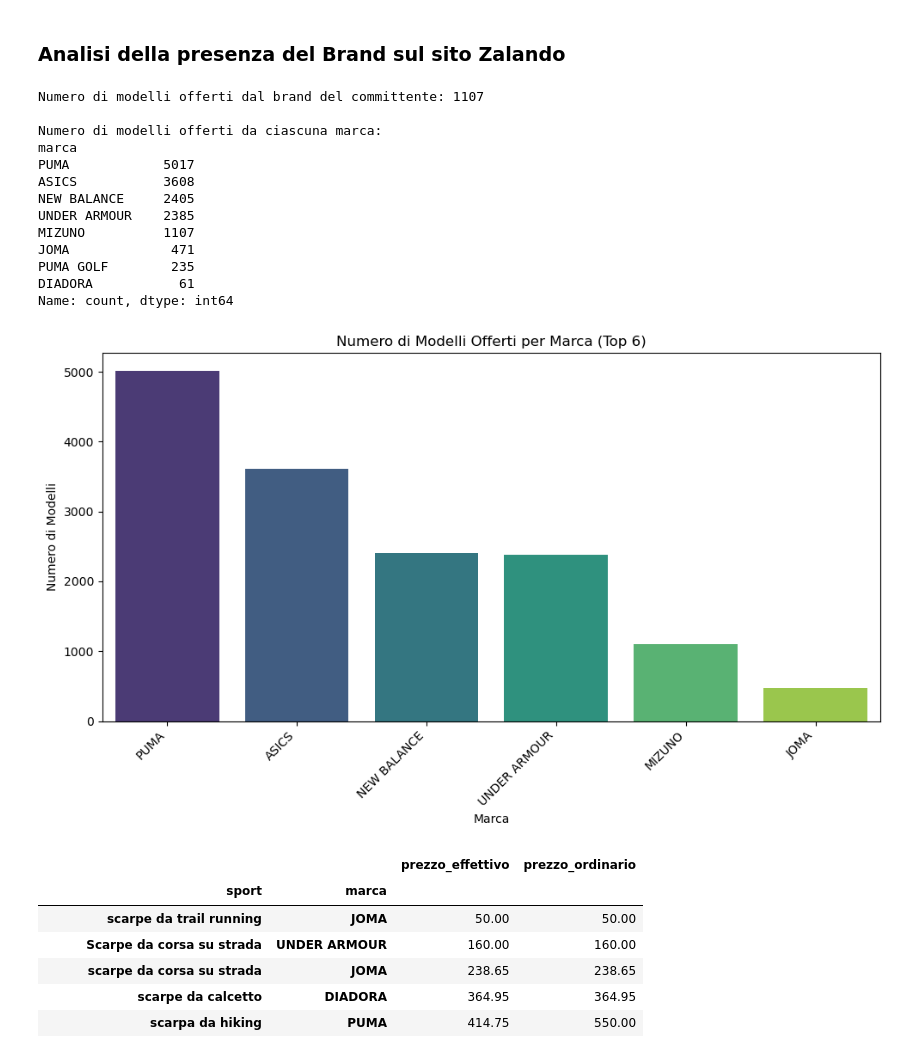
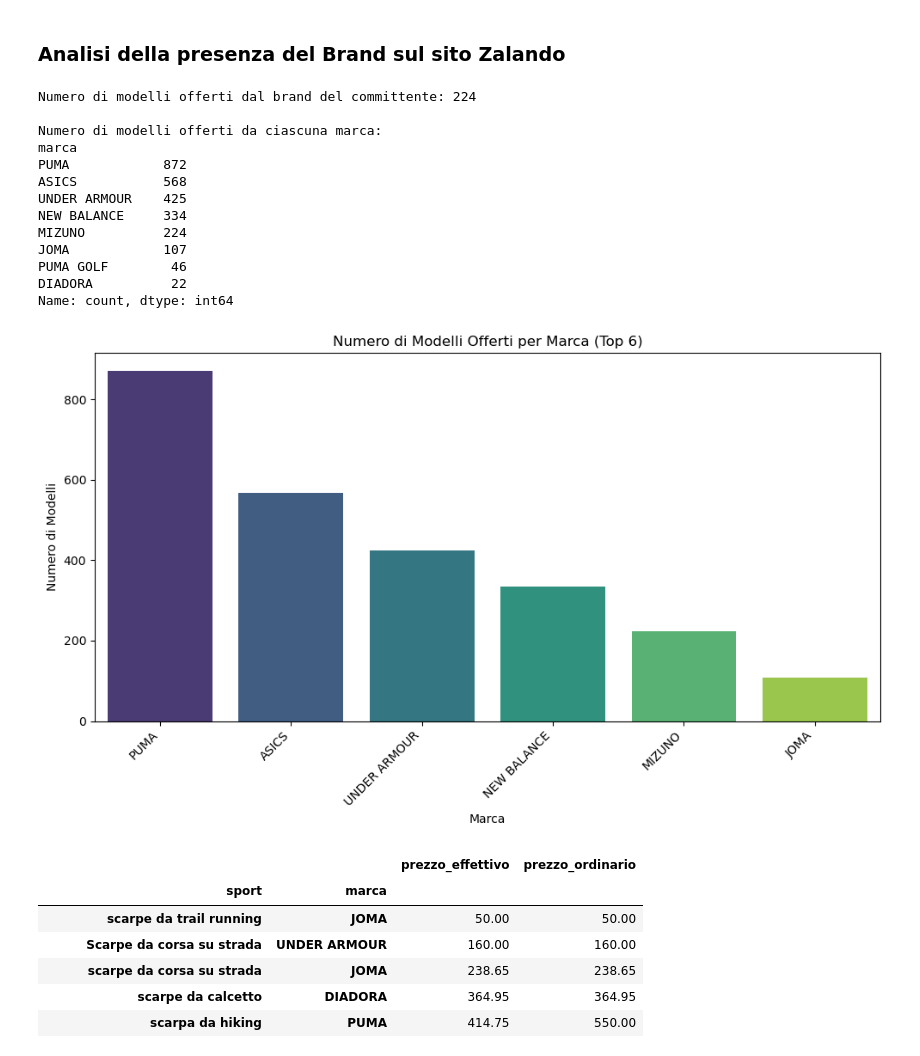
Before and after one commit to AlexBel1912/Python-Build-Week, a Jupyter notebook: Grafici.ipynb, the cells around one changed output. Cells and saved outputs as stored; diff of their text form; code cells hidden in the pictures.

```diff
--- a/Grafici.ipynb
+++ b/Grafici.ipynb
@@ -137,40 +204,40 @@ plt.show()
 # %%
 brand = 'MIZUNO'
 
 # Numero totale di modelli offerti dal brand del committente
-num_modelli = len(df[df['marca'] == brand])
+num_modelli = len(tms[tms['marca'] == brand])
 print(f"\nNumero di modelli offerti dal brand del committente: {num_modelli}")
 
 # Confronto con i competitor (numero di modelli per marca)
-modelli_per_marca = df['marca'].value_counts()
+modelli_per_marca = tms['marca'].value_counts()
 print("\nNumero di modelli offerti da ciascuna marca:")
 print(modelli_per_marca)
 
 # Visualizzazione del confronto (top competitor)
 top_n_marche = modelli_per_marca.nlargest(6) # Include il brand del committente e i 5 competitor principali
 plt.figure(figsize=(10, 6))
 sns.barplot(x=top_n_marche.index, y=top_n_marche.values, hue=top_n_marche.index, palette="viridis", legend=False)
 plt.title('Numero di Modelli Offerti per Marca (Top 6)')
 plt.xlabel('Marca')
 plt.ylabel('Numero di Modelli')
 plt.xticks(rotation=45, ha='right')
 plt.tight_layout()
 plt.show()
 # %% [output]
-Numero di modelli offerti dal brand del committente: 1107
+Numero di modelli offerti dal brand del committente: 224
 
 Numero di modelli offerti da ciascuna marca:
 marca
-PUMA            5017
-ASICS           3608
-NEW BALANCE     2405
-UNDER ARMOUR    2385
-MIZUNO          1107
-JOMA             471
-PUMA GOLF        235
-DIADORA           61
+PUMA            872
+ASICS           568
+UNDER ARMOUR    425
+NEW BALANCE     334
+MIZUNO          224
+JOMA            107
+PUMA GOLF        46
+DIADORA          22
 Name: count, dtype: int64
-[figure, old version]
+[figure, new version]
 # %%
 # raggruppa i dati per categoria di sport
 raggruppa_sport_marca = df.groupby(['sport', 'marca'])[['prezzo_effettivo', 'prezzo_ordinario']].sum()
```
Also changed, not shown: parts of 22 cells of this notebook, 10 other files.
